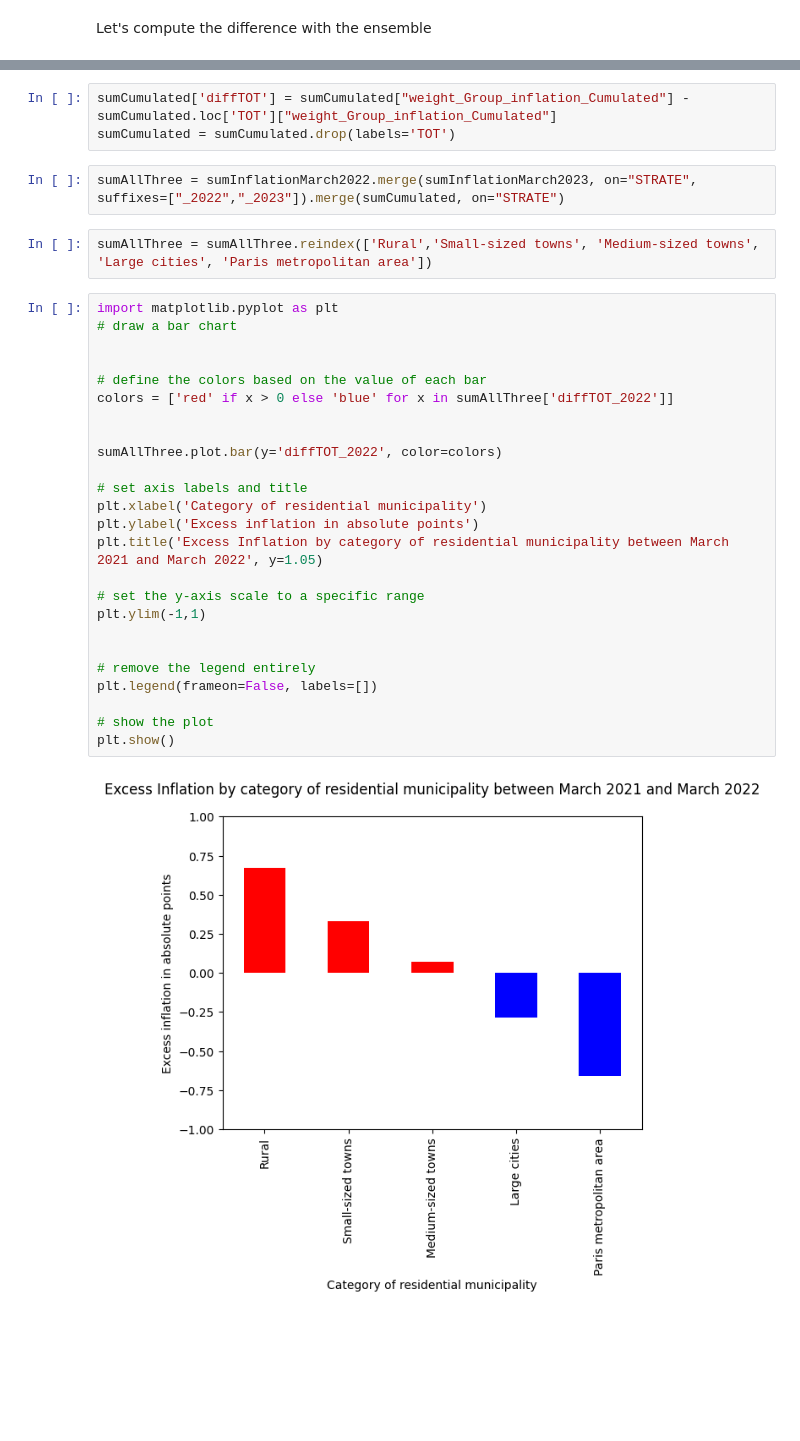
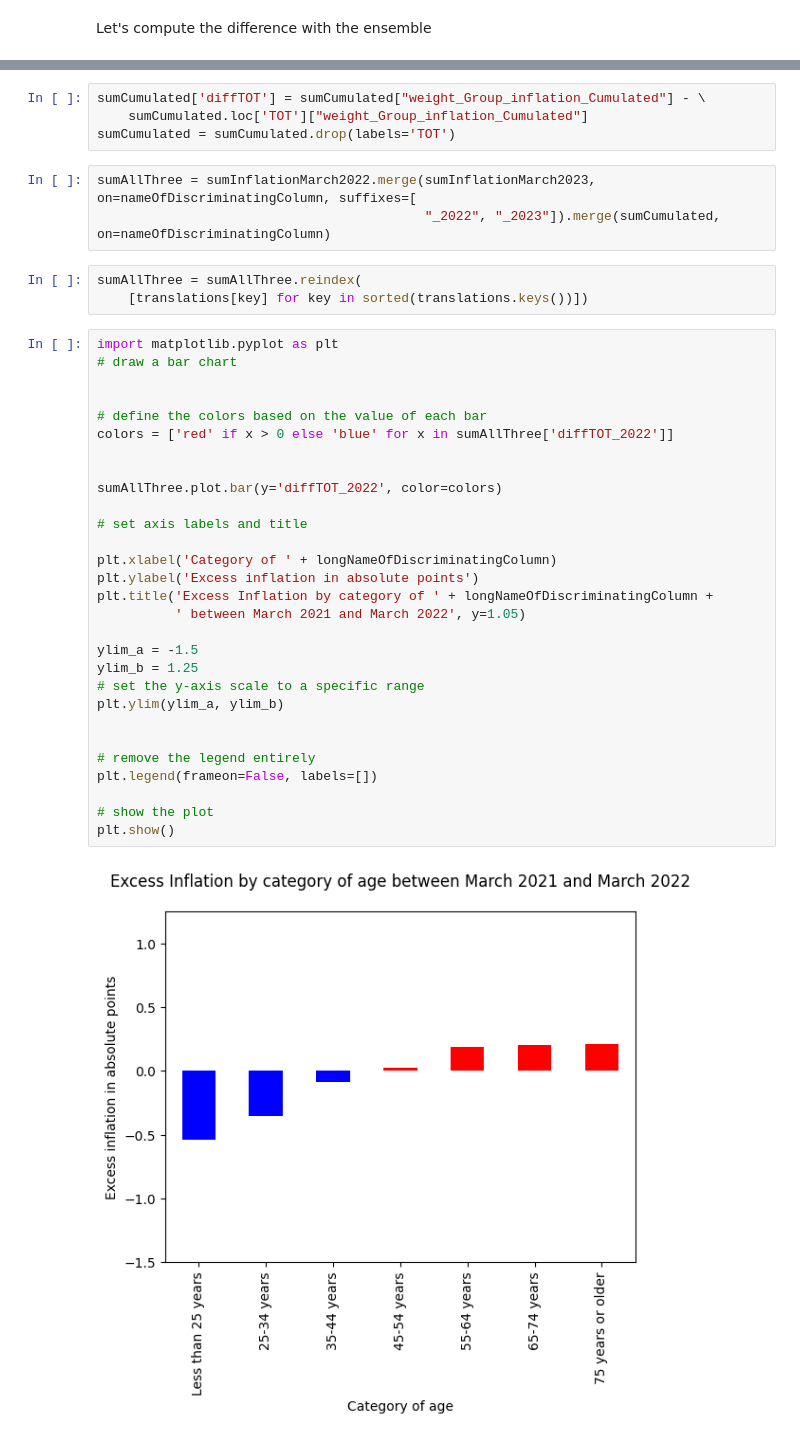
Before and after one commit to rm951/memoireESCP, a Jupyter notebook: figure7.ipynb, the cells around one changed output, grey strips where cells are left out. Saved outputs shown, nothing was run; the diff lists cells and outputs as text; blank space fills up the shorter version.

Commit message:
redone figure 7 with age

```diff
--- a/figure7.ipynb
+++ b/figure7.ipynb
@@ -83,38 +102,45 @@ sumInflationMarch2023['diffTOT'] = sumInflationMarch2023["weight_Group_inflation
 sumInflationMarch2023 = sumInflationMarch2023.drop(labels='TOT')
 # %%
-sumCumulated['diffTOT'] = sumCumulated["weight_Group_inflation_Cumulated"] - sumCumulated.loc['TOT']["weight_Group_inflation_Cumulated"]
+sumCumulated['diffTOT'] = sumCumulated["weight_Group_inflation_Cumulated"] - \
+    sumCumulated.loc['TOT']["weight_Group_inflation_Cumulated"]
 sumCumulated = sumCumulated.drop(labels='TOT')
 # %%
-sumAllThree = sumInflationMarch2022.merge(sumInflationMarch2023, on="STRATE", suffixes=["_2022","_2023"]).merge(sumCumulated, on="STRATE")
+sumAllThree = sumInflationMarch2022.merge(sumInflationMarch2023, on=nameOfDiscriminatingColumn, suffixes=[
+                                          "_2022", "_2023"]).merge(sumCumulated, on=nameOfDiscriminatingColumn)
-# %%
-sumAllThree = sumAllThree.reindex(['Rural','Small-sized towns', 'Medium-sized towns', 'Large cities', 'Paris metropolitan area'])
+# %%
+sumAllThree = sumAllThree.reindex(
+    [translations[key] for key in sorted(translations.keys())])
 # %%
 import matplotlib.pyplot as plt
 # draw a bar chart
 
 
 # define the colors based on the value of each bar
 colors = ['red' if x > 0 else 'blue' for x in sumAllThree['diffTOT_2022']]
 
 
 sumAllThree.plot.bar(y='diffTOT_2022', color=colors)
 
 # set axis labels and title
-plt.xlabel('Category of residential municipality')
+
+plt.xlabel('Category of ' + longNameOfDiscriminatingColumn)
 plt.ylabel('Excess inflation in absolute points')
-plt.title('Excess Inflation by category of residential municipality between March 2021 and March 2022', y=1.05)
+plt.title('Excess Inflation by category of ' + longNameOfDiscriminatingColumn +
+          ' between March 2021 and March 2022', y=1.05)
 
+ylim_a = -1.5
+ylim_b = 1.25
 # set the y-axis scale to a specific range
-plt.ylim(-1,1)
+plt.ylim(ylim_a, ylim_b)
 
 
 # remove the legend entirely
 plt.legend(frameon=False, labels=[])
 
 # show the plot
 plt.show()
 # %% [output]
-[figure, old version]
+[figure, new version]
 # %%
 # define the colors based on the value of each bar
 colors = ['red' if x > 0 else 'blue' for x in sumAllThree['diffTOT_2023']]
```
Also changed, not shown: parts of 16 cells of this notebook, 5 other files.
